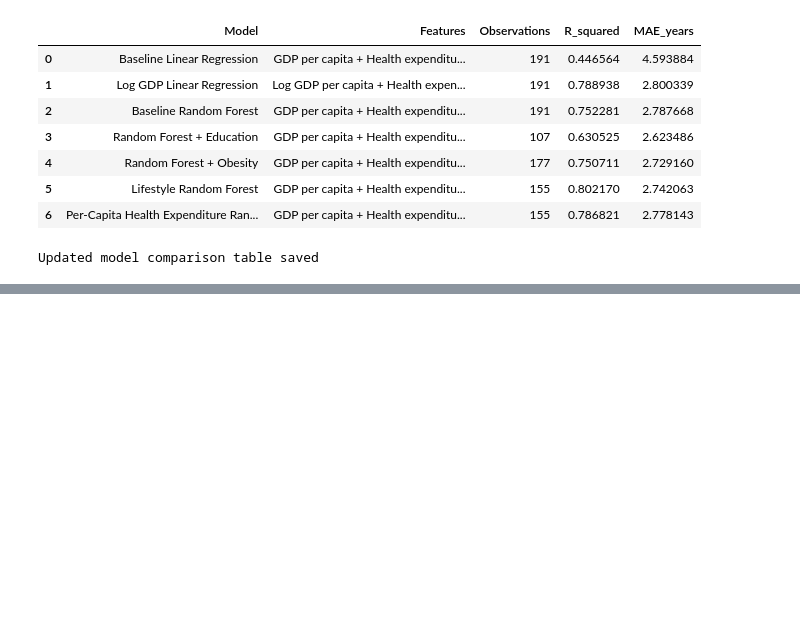
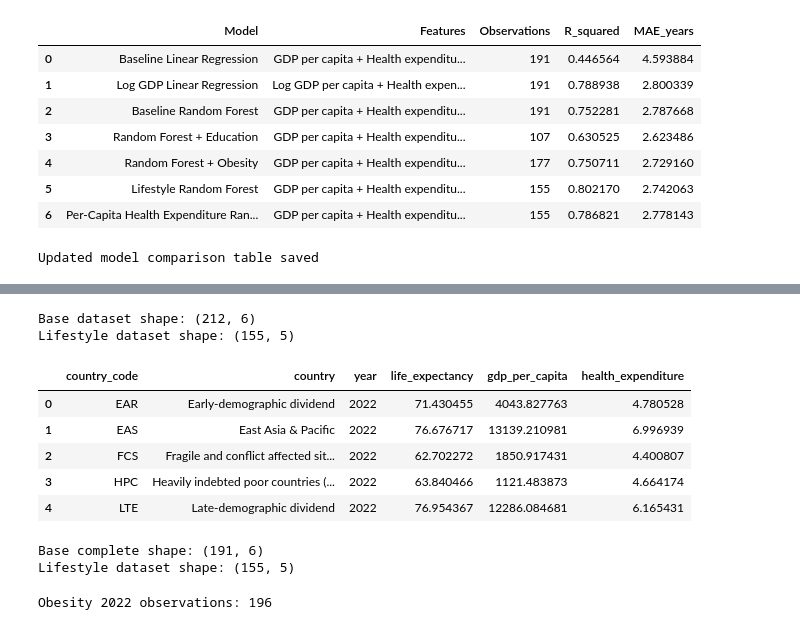
Before and after one commit to serrafrancesco271105/life-expectancy-machine-learning, a Jupyter notebook: notebooks/01_data_exploration.ipynb, the cells around one changed output, grey strips where cells are left out. Drawn from its saved outputs; the diff is of its cells as text; code cells hidden in the pictures; blank space fills up the shorter version.

```diff
--- a/notebooks/01_data_exploration.ipynb
+++ b/notebooks/01_data_exploration.ipynb
@@ -2096,0 +2362,73 @@ Updated model comparison table saved
+# %%
+base_dataset = pd.read_csv("../data/life_expectancy_dataset_v2.csv")
+lifestyle_dataset = pd.read_csv("../data/final_lifestyle_model_dataset.csv")
+
+print("Base dataset shape:", base_dataset.shape)
+print("Lifestyle dataset shape:", lifestyle_dataset.shape)
+
+base_dataset.head()
+# %% [output]
+Base dataset shape: (212, 6)
+Lifestyle dataset shape: (155, 5)
+|  | country_code | country | year | life_expectancy | gdp_per_capita | health_expenditure |
+| 0 | EAR | Early-demographic dividend | 2022 | 71.430455 | 4043.827763 | 4.780528 |
+| 1 | EAS | East Asia & Pacific | 2022 | 76.676717 | 13139.210981 | 6.996939 |
+| 2 | FCS | Fragile and conflict affected sit... | 2022 | 62.702272 | 1850.917431 | 4.400807 |
+| 3 | HPC | Heavily indebted poor countries (... | 2022 | 63.840466 | 1121.483873 | 4.664174 |
+| 4 | LTE | Late-demographic dividend | 2022 | 76.954367 | 12286.084681 | 6.165431 |
+# %%
+base_complete = base_dataset.dropna(
+    subset=[
+        "life_expectancy",
+        "gdp_per_capita",
+        "health_expenditure"
+    ]
+).copy()
+
+base_complete = base_complete[
+    base_complete["life_expectancy"] > 40
+].copy()
+
+print("Base complete shape:", base_complete.shape)
+print("Lifestyle dataset shape:", lifestyle_dataset.shape)
+# %% [output]
+Base complete shape: (191, 6)
+Lifestyle dataset shape: (155, 5)
+# %%
+import requests
+from io import StringIO
+import urllib3
+
+urllib3.disable_warnings(urllib3.exceptions.InsecureRequestWarning)
+
+obesity_url = "https://data360files.worldbank.org/data360-data/data/WB_HCP/WB_HCP_OBESITY.csv"
+
+response = requests.get(obesity_url, verify=False)
+obesity_raw = pd.read_csv(StringIO(response.text))
+
+obesity = obesity_raw[
+    obesity_raw["SEX"] == "_T"
+][[
+    "REF_AREA",
+    "REF_AREA_LABEL",
+    "TIME_PERIOD",
+    "OBS_VALUE"
+]].copy()
+
+obesity = obesity.rename(columns={
+    "REF_AREA": "country_code",
+    "REF_AREA_LABEL": "country",
+    "TIME_PERIOD": "year",
+    "OBS_VALUE": "obesity"
+})
+
+obesity["year"] = obesity["year"].astype(int)
+obesity["obesity"] = pd.to_numeric(obesity["obesity"], errors="coerce")
+
+obesity_2022 = obesity[obesity["year"] == 2022][
+    ["country_code", "obesity"]
+].copy()
+
+print("Obesity 2022 observations:", obesity_2022["obesity"].notna().sum())
+# %% [output]
+Obesity 2022 observations: 196
```
Also changed, not shown: parts of 19 cells of this notebook, 3 other files.
